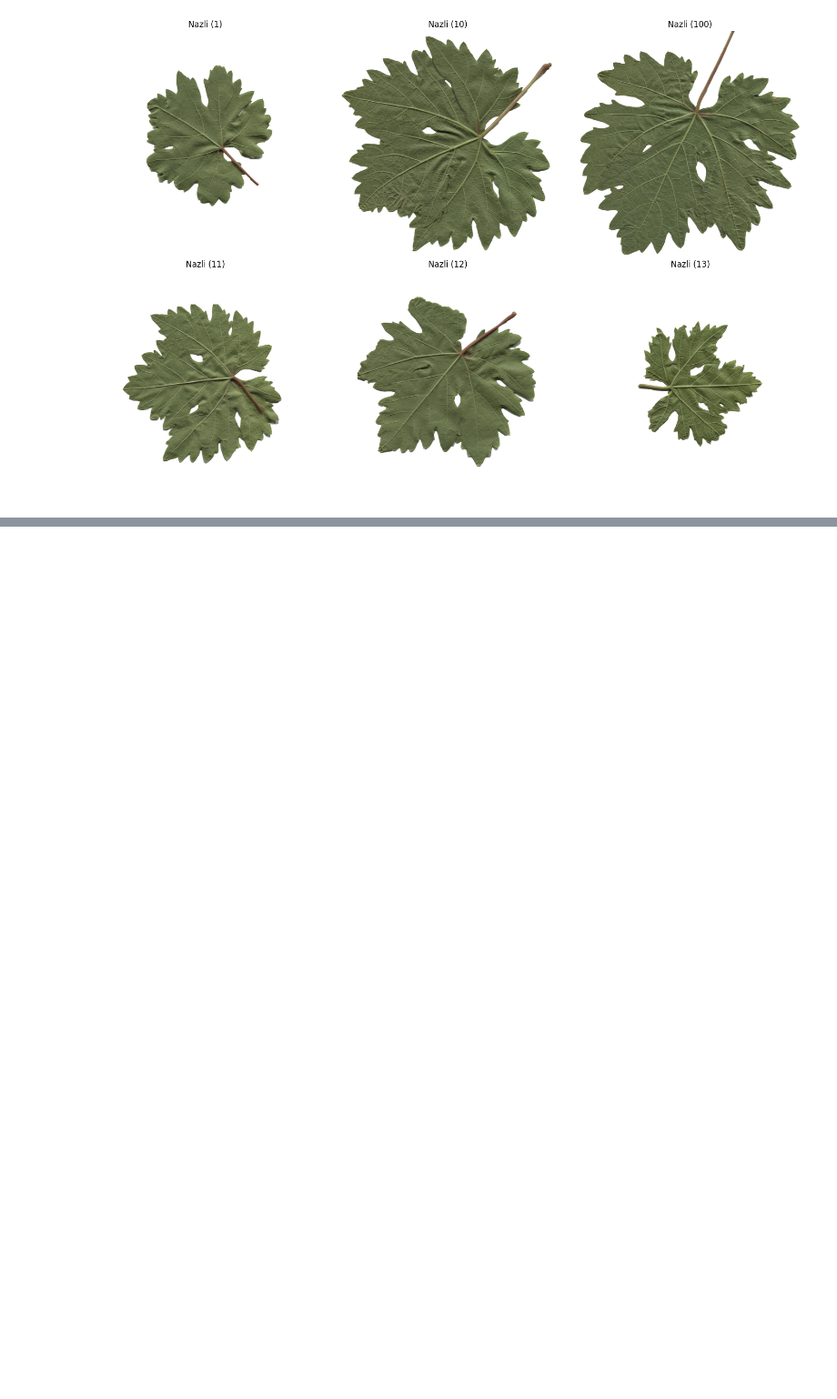
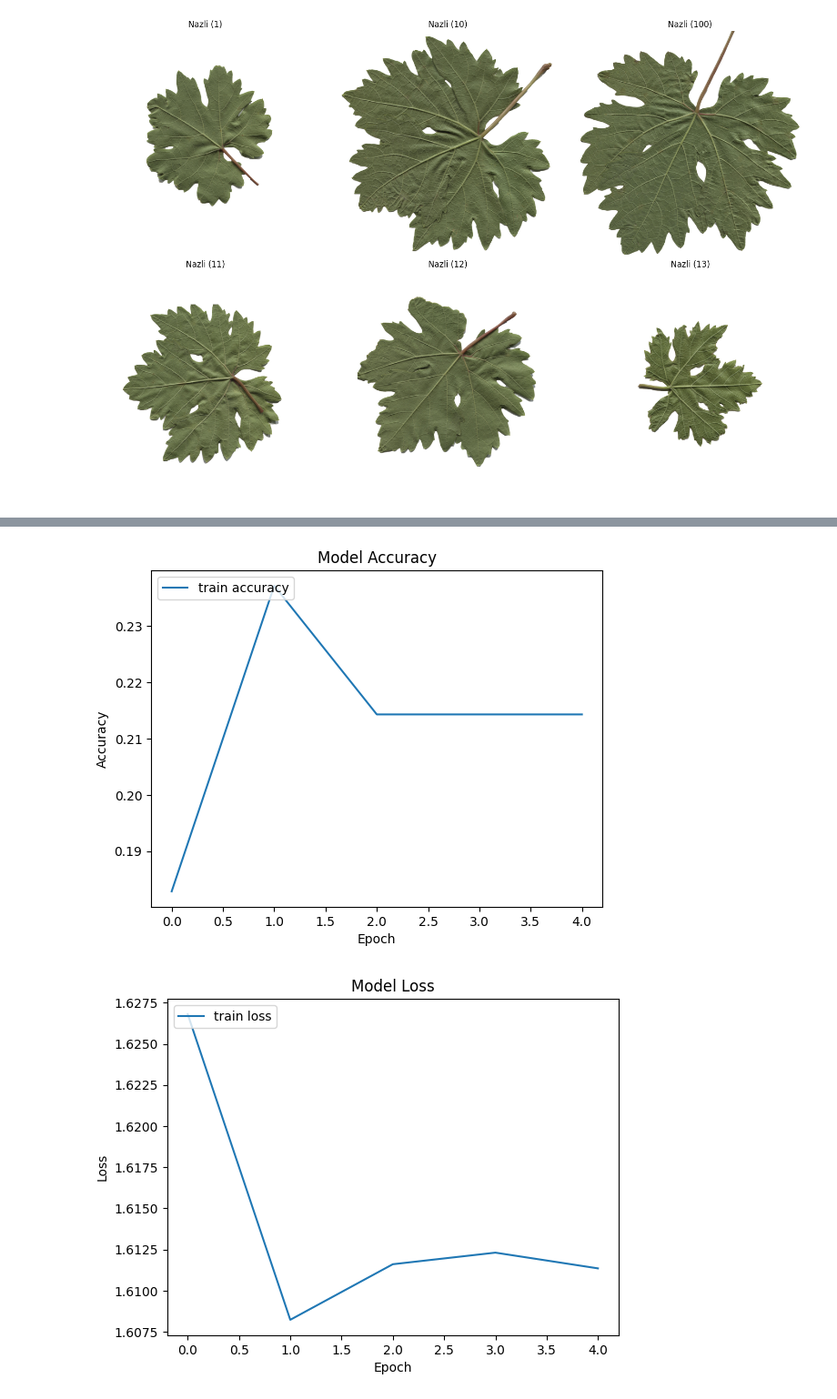
Before and after one commit to MattiaPedemonte/Leaf-classificator, a Jupyter notebook: leaf_classificator.ipynb, the cells around one changed output, grey strips where cells are left out. Shown at 91% size. Cells and saved outputs as stored; diff of their text form; code cells hidden in the pictures; blank space fills up the shorter version.

Commit message:
model + code for training and evaluation -> terrible performance

```diff
--- a/leaf_classificator.ipynb
+++ b/leaf_classificator.ipynb
@@ -155,3 +157,6 @@ plt.tight_layout()
 plt.show()
 # %% [output]
 [figure]
+# %%
+num_classes = y_train.shape[1]
+model = CM.GenerateModel(num_classes)
@@ -157,0 +185,6 @@ plt.show()
+# %%
+alpha = 0.1
+epochs = 5
+model.compile(loss='categorical_crossentropy', optimizer=Adam(learning_rate=alpha), metrics=['categorical_accuracy'])
+# %%
+history = model.fit(train_data, epochs=epochs, verbose=1)
@@ -157,0 +202,21 @@ plt.show()
+# %%
+# Plot training & validation accuracy values
+plt.plot(history.history['categorical_accuracy'], label='train accuracy')
+# plt.plot(history.history['val_accuracy'], label='val accuracy')
+plt.title('Model Accuracy')
+plt.ylabel('Accuracy')
+plt.xlabel('Epoch')
+plt.legend(loc='upper left')
+plt.show()
+
+# Plot training & validation loss values
+plt.plot(history.history['loss'], label='train loss')
+# plt.plot(history.history['val_loss'], label='val loss')
+plt.title('Model Loss')
+plt.ylabel('Loss')
+plt.xlabel('Epoch')
+plt.legend(loc='upper left')
+plt.show()
+# %% [output]
+[figure, added]
+[figure, added]
```
Also changed, not shown: parts of 9 cells of this notebook, 2 other files.
